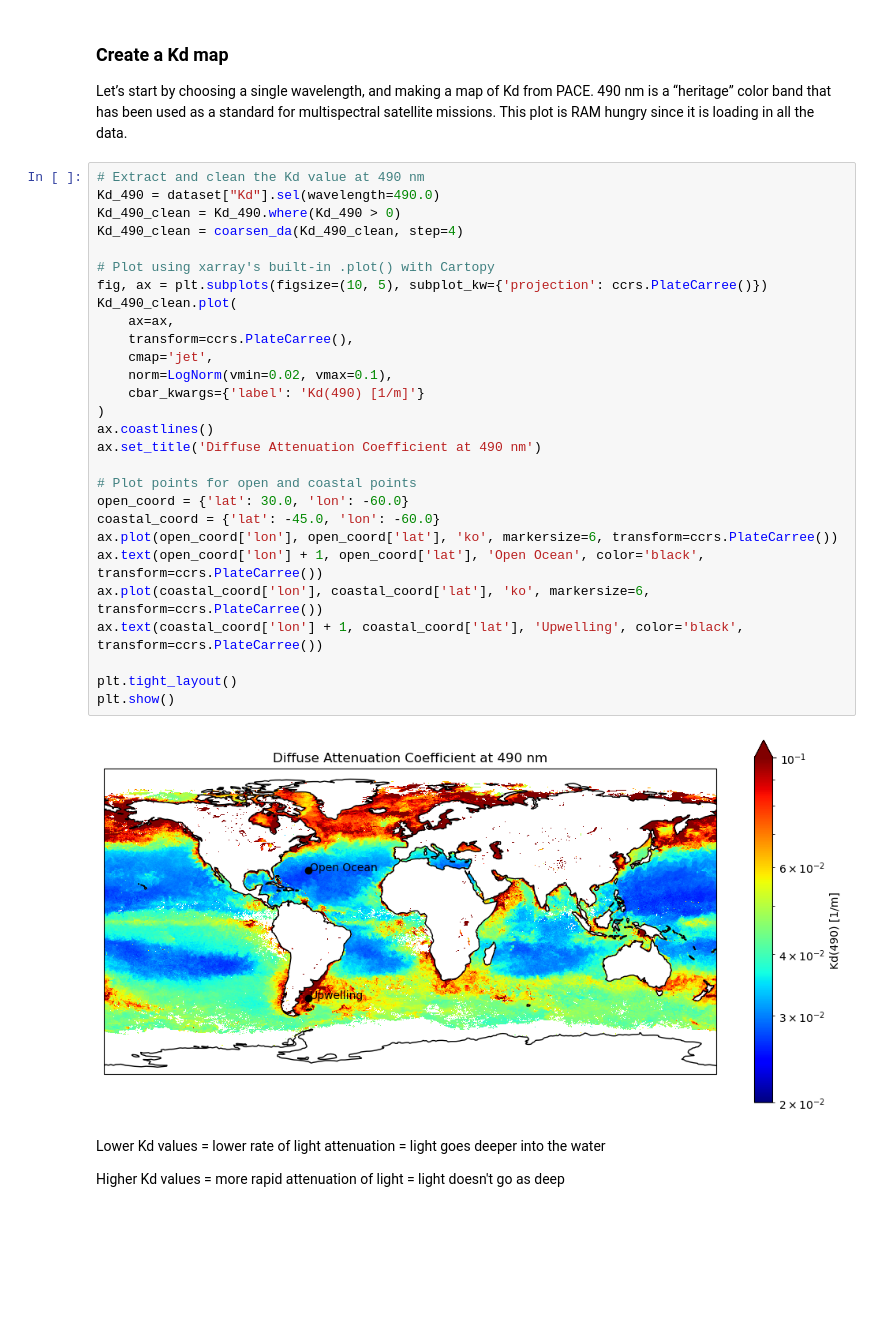
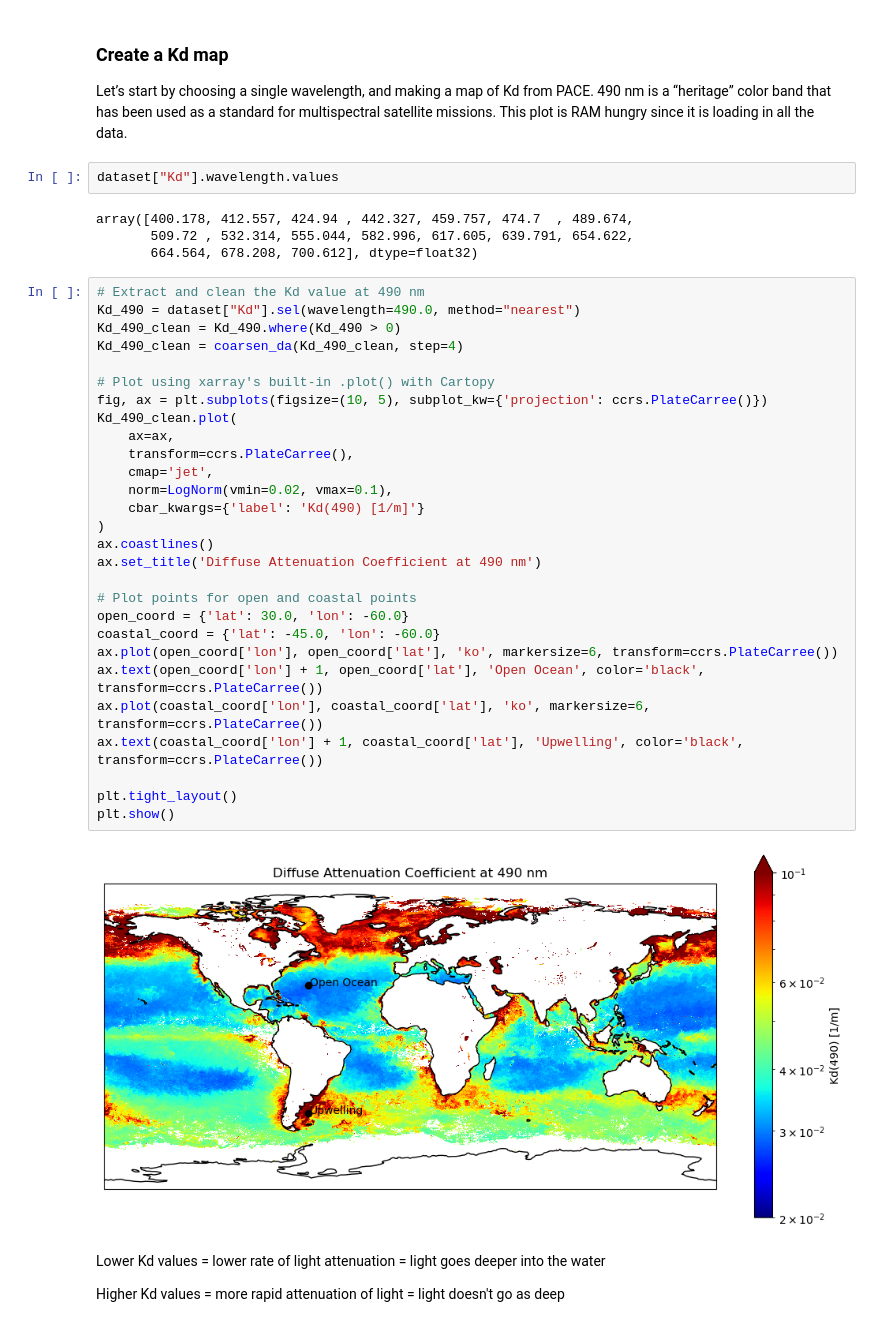
Before and after one commit to fish-pace/2025-tutorials, a Jupyter notebook: kd_vizualization.ipynb, the cells around one changed output. Cells and saved outputs as stored; diff of their text form; blank space fills up the shorter version.

```diff
--- a/kd_vizualization.ipynb
+++ b/kd_vizualization.ipynb
@@ -211,36 +211,42 @@ def coarsen_da(da, step=2):
 ### Create a Kd map
 
 Let’s start by choosing a single wavelength, and making a map of Kd from PACE. 490 nm is a “heritage” color band that has been used as a standard for multispectral satellite missions. This plot is RAM hungry since it is loading in all the data.
+# %%
+dataset["Kd"].wavelength.values
+# %% [output]
+array([400.178, 412.557, 424.94 , 442.327, 459.757, 474.7  , 489.674,
+       509.72 , 532.314, 555.044, 582.996, 617.605, 639.791, 654.622,
+       664.564, 678.208, 700.612], dtype=float32)
 # %%
 # Extract and clean the Kd value at 490 nm
-Kd_490 = dataset["Kd"].sel(wavelength=490.0)
+Kd_490 = dataset["Kd"].sel(wavelength=490.0, method="nearest")
 Kd_490_clean = Kd_490.where(Kd_490 > 0)
 Kd_490_clean = coarsen_da(Kd_490_clean, step=4)
 
 # Plot using xarray's built-in .plot() with Cartopy
 fig, ax = plt.subplots(figsize=(10, 5), subplot_kw={'projection': ccrs.PlateCarree()})
 Kd_490_clean.plot(
     ax=ax,
     transform=ccrs.PlateCarree(),
     cmap='jet',
     norm=LogNorm(vmin=0.02, vmax=0.1),
     cbar_kwargs={'label': 'Kd(490) [1/m]'}
 )
 ax.coastlines()
 ax.set_title('Diffuse Attenuation Coefficient at 490 nm')
 
 # Plot points for open and coastal points
 open_coord = {'lat': 30.0, 'lon': -60.0}
 coastal_coord = {'lat': -45.0, 'lon': -60.0}
 ax.plot(open_coord['lon'], open_coord['lat'], 'ko', markersize=6, transform=ccrs.PlateCarree())
 ax.text(open_coord['lon'] + 1, open_coord['lat'], 'Open Ocean', color='black', transform=ccrs.PlateCarree())
 ax.plot(coastal_coord['lon'], coastal_coord['lat'], 'ko', markersize=6, transform=ccrs.PlateCarree())
 ax.text(coastal_coord['lon'] + 1, coastal_coord['lat'], 'Upwelling', color='black', transform=ccrs.PlateCarree())
 
 plt.tight_layout()
 plt.show()
 # %% [output]
-[figure, old version]
+[figure, new version]
 # %% [markdown]
 Lower Kd values = lower rate of light attenuation = light goes deeper into the water
 
```
Also changed, not shown: parts of 10 cells of this notebook, 1 other file.
